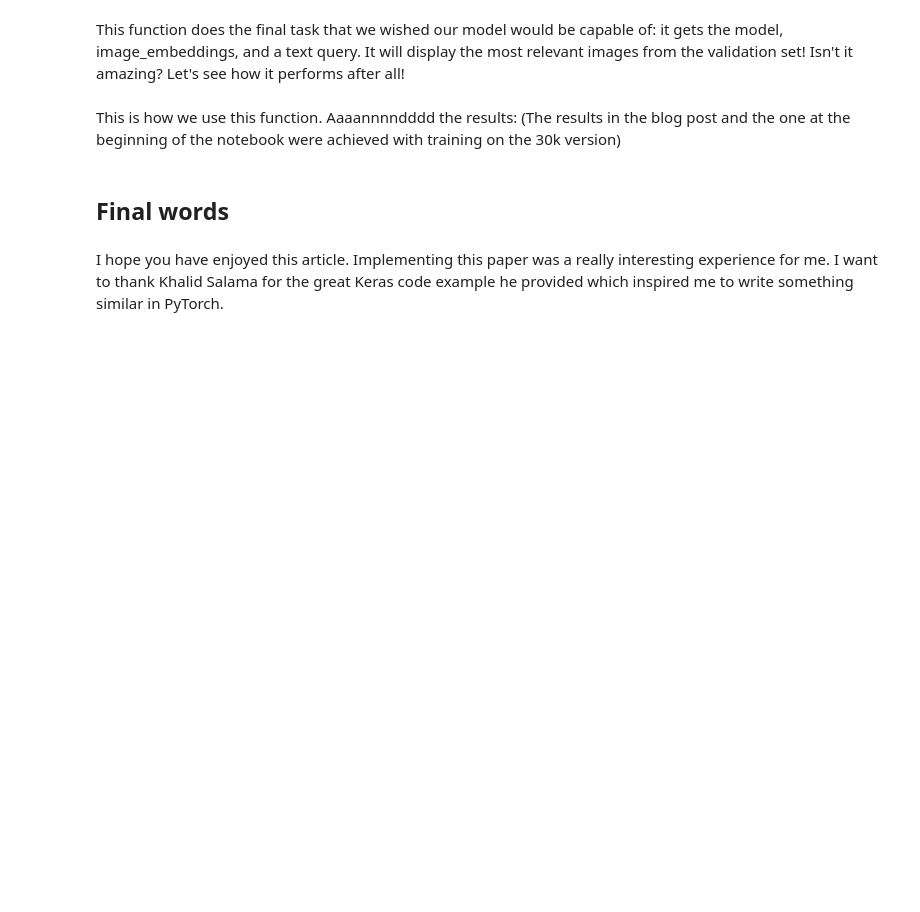
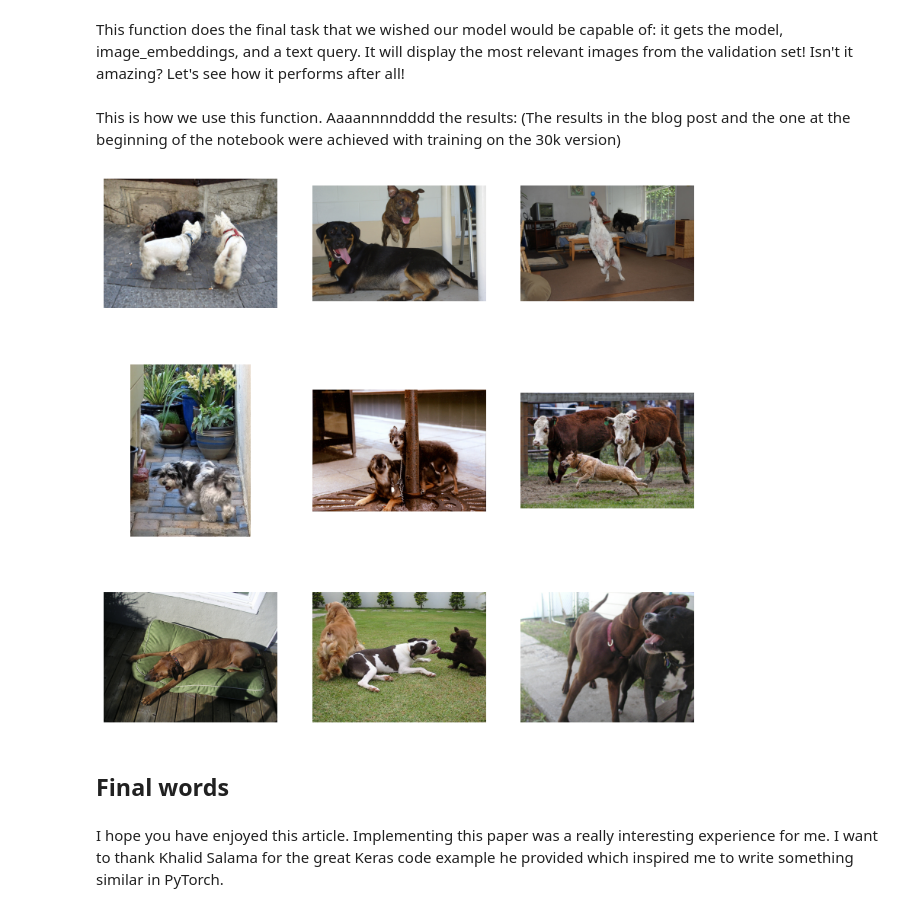
Before and after one commit to TAMIDSpiyalong/Advanced-Concepts-in-Machine-Learning-for-Energy, a Jupyter notebook: Lecture_5_clip.ipynb, the cells around one changed output. Cells and saved outputs as stored; diff of their text form; code cells hidden in the pictures; blank space fills up the shorter version.

```diff
--- a/Lecture_5_clip.ipynb
+++ b/Lecture_5_clip.ipynb
@@ -594,9 +610,11 @@ This is how we use this function. Aaaannnndddd the results:
 # %%
 find_matches(model,
              image_embeddings,
-             query="kids on the grass",
+             query="dogs indoors laying down",
              image_filenames=valid_df['image'].values,
              n=9)
+# %% [output]
+[figure, added]
 # %% [markdown]
 ## Final words
 # %% [markdown]
```
Also changed, not shown: parts of 2 cells of this notebook.
